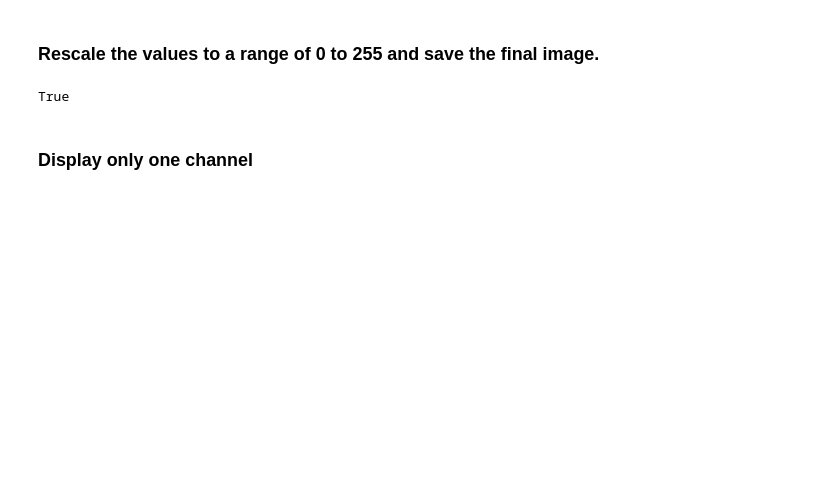
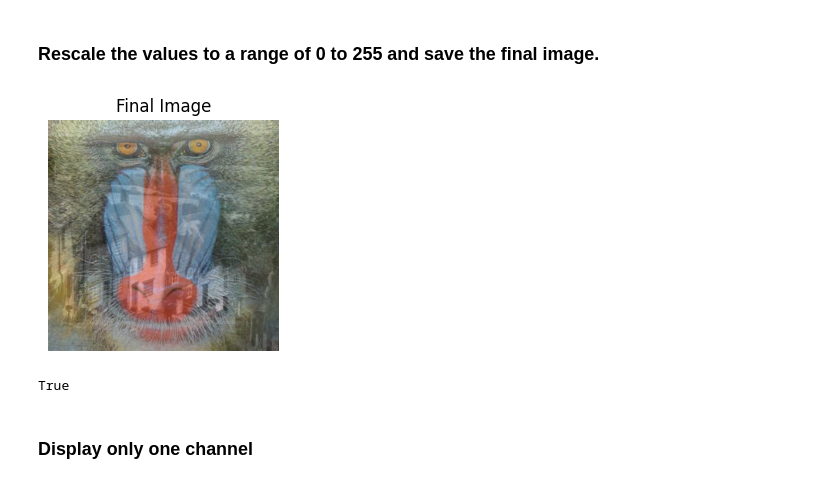
Before and after one commit to GBhavaniShankar/Geo-CV, a Jupyter notebook: Lab1/lab1.ipynb, the cells around one changed output. Drawn from its saved outputs; the diff is of its cells as text; code cells hidden in the pictures; blank space fills up the shorter version.

```diff
--- a/Lab1/lab1.ipynb
+++ b/Lab1/lab1.ipynb
@@ -63,10 +69,10 @@ cv2.destroyAllWindows()
 # %%
 final_im = nr_final_im * 255
 final_im = final_im.astype(np.uint8)
 
-cv2.imshow("Final Image", final_im)
-cv2.waitKey(0)
-cv2.destroyAllWindows()
+show_img("Final Image", final_im)
+# %% [output]
+[figure, added]
 # %%
 cv2.imwrite("final.jpg", final_im)
 # %% [output]
```
Also changed, not shown: parts of 8 cells of this notebook.
